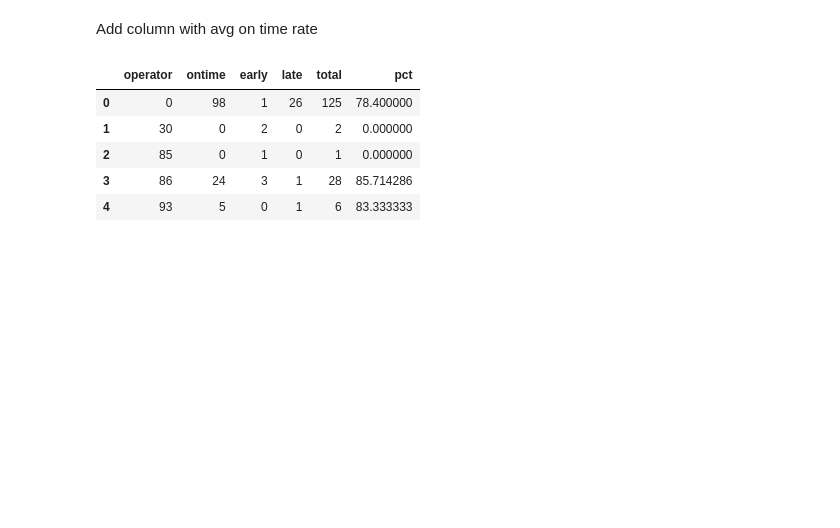
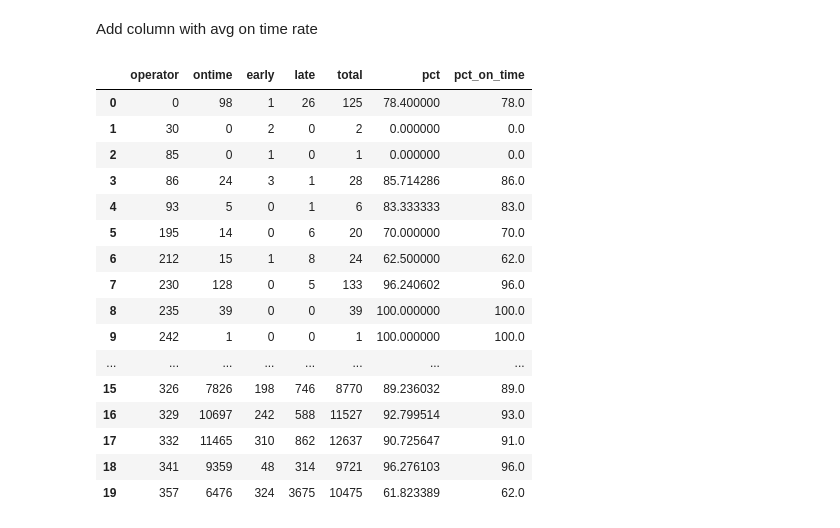
Before and after one commit to NSS-Data-Analytics-Cohort-7/wego-shut_up_and_take_my_query, a Jupyter notebook: notebooks/wego_five_otp.ipynb, the cells around one changed output. Drawn from its saved outputs; the diff is of its cells as text; code cells hidden in the pictures; blank space fills up the shorter version.

```diff
--- a/notebooks/wego_five_otp.ipynb
+++ b/notebooks/wego_five_otp.ipynb
@@ -7,7 +7,8 @@ import matplotlib.pyplot as plt
 import seaborn as sns
 %matplotlib inline
 # %%
-df = pd.read_csv(r"C:\Users\jhank\Desktop\DA7\Projects\wego-shut_up_and_take_my_query\data\Headway Data.csv")
+#df = pd.read_csv(r"C:\Users\jhank\Desktop\DA7\Projects\wego-shut_up_and_take_my_query\data\Headway Data.csv")
+df = pd.read_csv(r"/home/jwhankins177/projects/wego/data/Headway Data.csv")
 # %%
 df.tail(10)
 # %% [output]
@@ -129,13 +129,24 @@ time_gb.head()
 # %% [markdown]
 Add column with avg on time rate
 # %%
-time_gb['pct'] = (time_gb['ontime']/time_gb['total'])*100
+time_gb['pct_on_time'] = round((time_gb['ontime']/time_gb['total'])*100,0)
 # %%
-time_gb.head()
+time_gb.head(20)
 # %% [output]
-|  | operator | ontime | early | late | total | pct |
-| 0 | 0 | 98 | 1 | 26 | 125 | 78.400000 |
-| 1 | 30 | 0 | 2 | 0 | 2 | 0.000000 |
-| 2 | 85 | 0 | 1 | 0 | 1 | 0.000000 |
-| 3 | 86 | 24 | 3 | 1 | 28 | 85.714286 |
-| 4 | 93 | 5 | 0 | 1 | 6 | 83.333333 |
+|  | operator | ontime | early | late | total | pct | pct_on_time |
+| 0 | 0 | 98 | 1 | 26 | 125 | 78.400000 | 78.0 |
+| 1 | 30 | 0 | 2 | 0 | 2 | 0.000000 | 0.0 |
+| 2 | 85 | 0 | 1 | 0 | 1 | 0.000000 | 0.0 |
+| 3 | 86 | 24 | 3 | 1 | 28 | 85.714286 | 86.0 |
+| 4 | 93 | 5 | 0 | 1 | 6 | 83.333333 | 83.0 |
+| 5 | 195 | 14 | 0 | 6 | 20 | 70.000000 | 70.0 |
+| 6 | 212 | 15 | 1 | 8 | 24 | 62.500000 | 62.0 |
+| 7 | 230 | 128 | 0 | 5 | 133 | 96.240602 | 96.0 |
+| 8 | 235 | 39 | 0 | 0 | 39 | 100.000000 | 100.0 |
+| 9 | 242 | 1 | 0 | 0 | 1 | 100.000000 | 100.0 |
+| ... | ... | ... | ... | ... | ... | ... | ... |
+| 15 | 326 | 7826 | 198 | 746 | 8770 | 89.236032 | 89.0 |
+| 16 | 329 | 10697 | 242 | 588 | 11527 | 92.799514 | 93.0 |
+| 17 | 332 | 11465 | 310 | 862 | 12637 | 90.725647 | 91.0 |
+| 18 | 341 | 9359 | 48 | 314 | 9721 | 96.276103 | 96.0 |
+| 19 | 357 | 6476 | 324 | 3675 | 10475 | 61.823389 | 62.0 |
```
Also changed, not shown: parts of 7 cells of this notebook, 1 other file.
